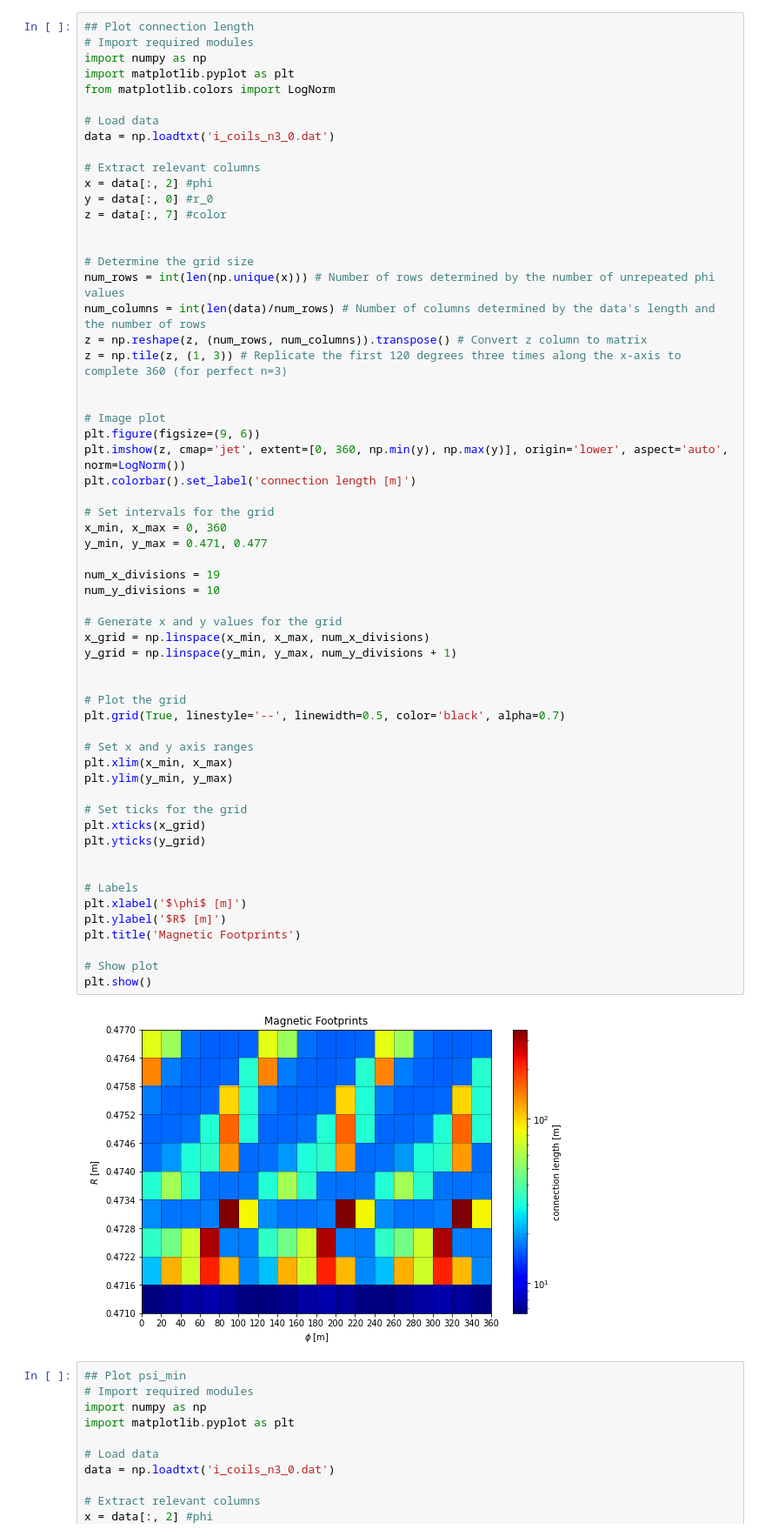
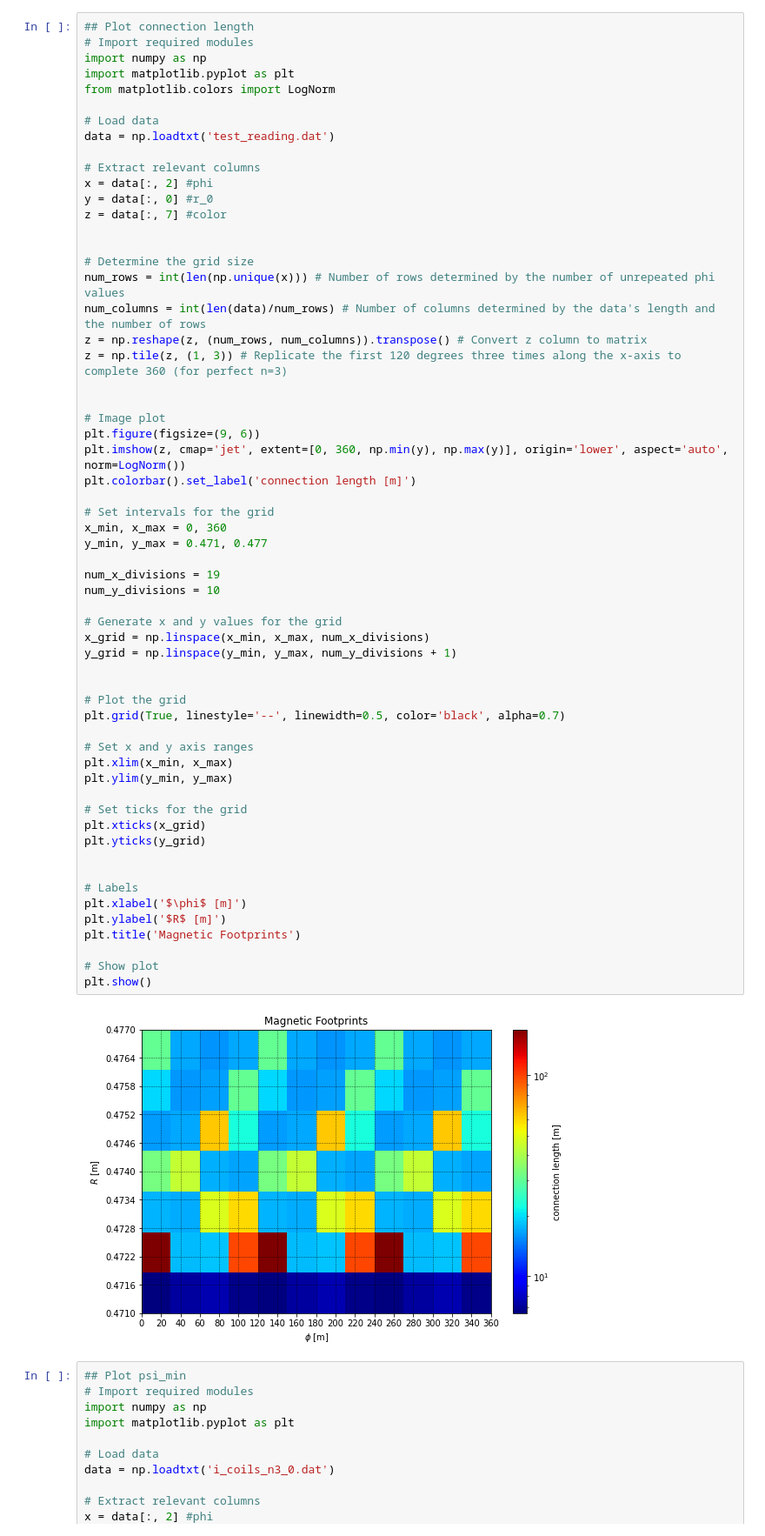
Before and after one commit to ojrfernandes/maglib, a Jupyter notebook: maglit/tcabr_footprints/plot_test.ipynb, the cells around one changed output. Shown: that part at 87% size. Cells and saved outputs as stored; diff of their text form.

```diff
--- a/maglit/tcabr_footprints/plot_test.ipynb
+++ b/maglit/tcabr_footprints/plot_test.ipynb
@@ -6,7 +6,7 @@ import matplotlib.pyplot as plt
 from matplotlib.colors import LogNorm
 
 # Load data
-data = np.loadtxt('i_coils_n3_0.dat')
+data = np.loadtxt('test_reading.dat')
 
 # Extract relevant columns
 x = data[:, 2] #phi
@@ -31,34 +31,34 @@ x_min, x_max = 0, 360
 y_min, y_max = 0.471, 0.477
 
 num_x_divisions = 19
 num_y_divisions = 10
 
 # Generate x and y values for the grid
 x_grid = np.linspace(x_min, x_max, num_x_divisions)
 y_grid = np.linspace(y_min, y_max, num_y_divisions + 1)
 
 
 # Plot the grid
 plt.grid(True, linestyle='--', linewidth=0.5, color='black', alpha=0.7)
 
 # Set x and y axis ranges
 plt.xlim(x_min, x_max)
 plt.ylim(y_min, y_max)
 
 # Set ticks for the grid
 plt.xticks(x_grid)
 plt.yticks(y_grid)
 
 
 # Labels
 plt.xlabel('$\phi$ [m]')
 plt.ylabel('$R$ [m]')
 plt.title('Magnetic Footprints')
 
 # Show plot
 plt.show()
 # %% [output]
-[figure, old version]
+[figure, new version]
 # %%
 ## Plot psi_min
 # Import required modules
```
Also changed, not shown: 10 other files.
